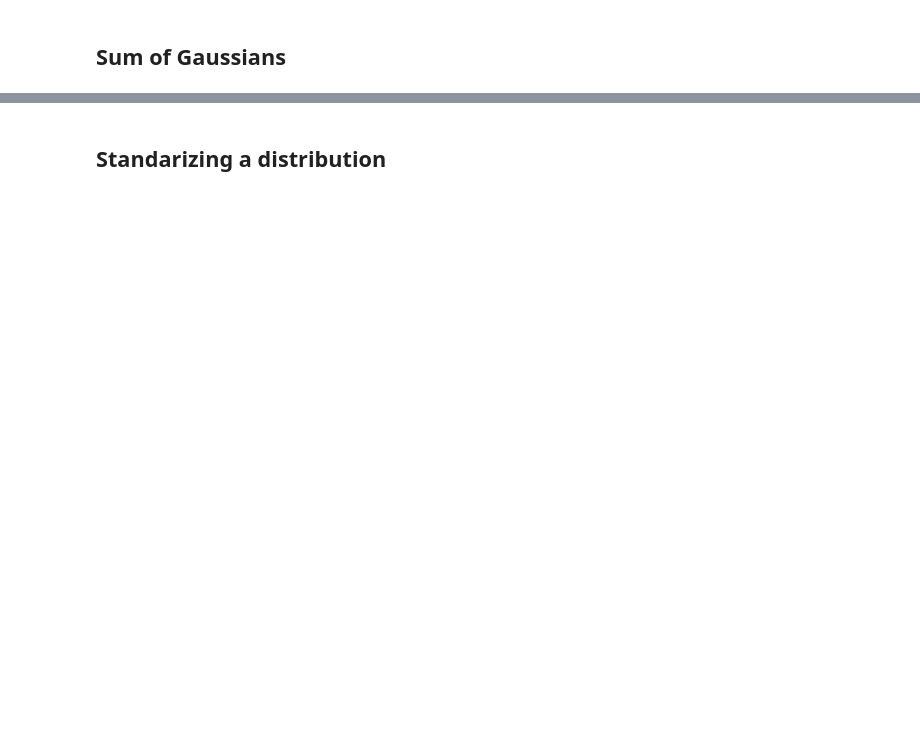
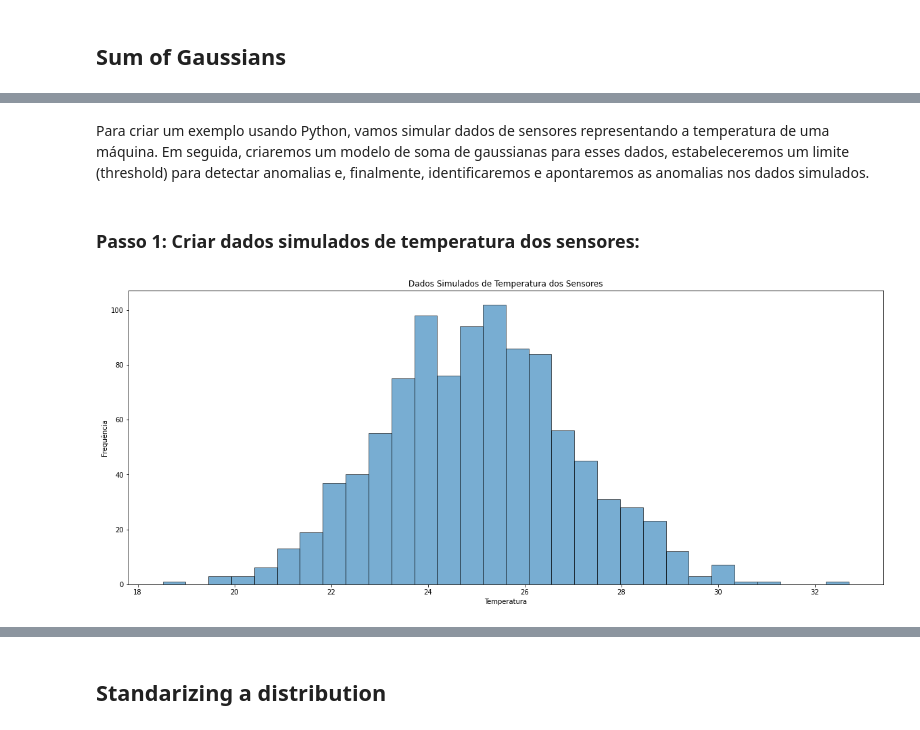
Before and after one commit to k3ybladewielder/math_for_ml_ds, a Jupyter notebook: prob_statistic_for_ml_ds/prob_statistic_for_ml_ds.ipynb, the cells around one changed output, grey strips where cells are left out. Drawn from its saved outputs; the diff is of its cells as text; code cells hidden in the pictures; blank space fills up the shorter version.

```diff
--- a/prob_statistic_for_ml_ds/prob_statistic_for_ml_ds.ipynb
+++ b/prob_statistic_for_ml_ds/prob_statistic_for_ml_ds.ipynb
@@ -1783,0 +2003,25 @@ A criação de dados sintéticos é útil para diversas aplicações, como aumen
+# %% [markdown]
+Para criar um exemplo usando Python, vamos simular dados de sensores representando a temperatura de uma máquina. Em seguida, criaremos um modelo de soma de gaussianas para esses dados, estabeleceremos um limite (threshold) para detectar anomalias e, finalmente, identificaremos e apontaremos as anomalias nos dados simulados.
+# %% [markdown]
+### Passo 1: Criar dados simulados de temperatura dos sensores:
+# %%
+import numpy as np
+import matplotlib.pyplot as plt
+
+# Configuração dos dados simulados
+np.random.seed(42)  # Para reprodutibilidade dos resultados
+num_samples = 1000
+mean_temperature = 25.0
+std_temperature = 2.0
+
+# Gerar dados simulados de temperatura com distribuição gaussiana (normal)
+temperatures = np.random.normal(mean_temperature, std_temperature, num_samples)
+
+# Visualizar os dados simulados
+plt.hist(temperatures, bins=30, edgecolor='k', alpha=0.6)
+plt.xlabel('Temperatura')
+plt.ylabel('Frequência')
+plt.title('Dados Simulados de Temperatura dos Sensores')
+plt.show()
+# %% [output]
+[figure, added]
```
Also changed, not shown: parts of 31 cells of this notebook, 2 other files.
